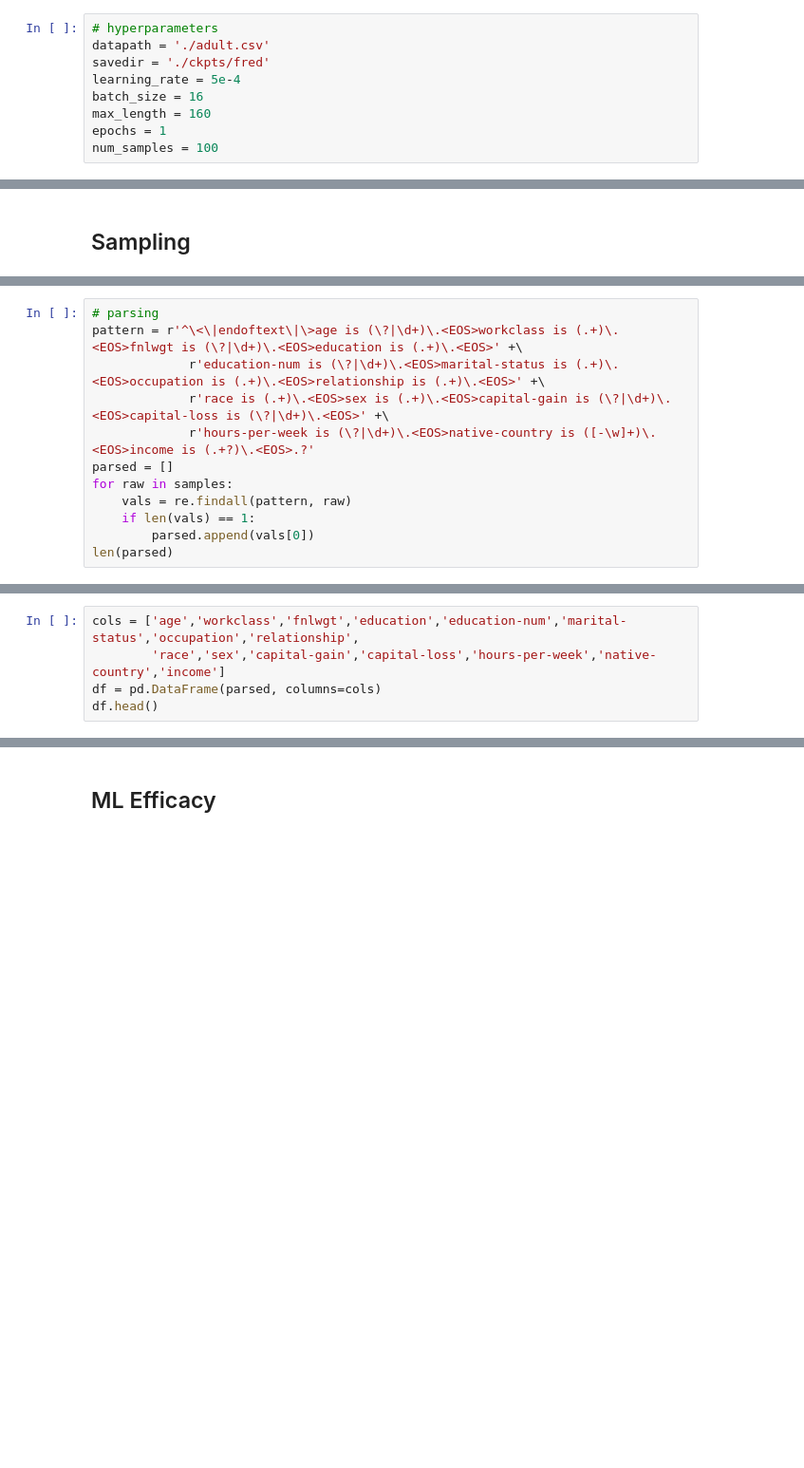
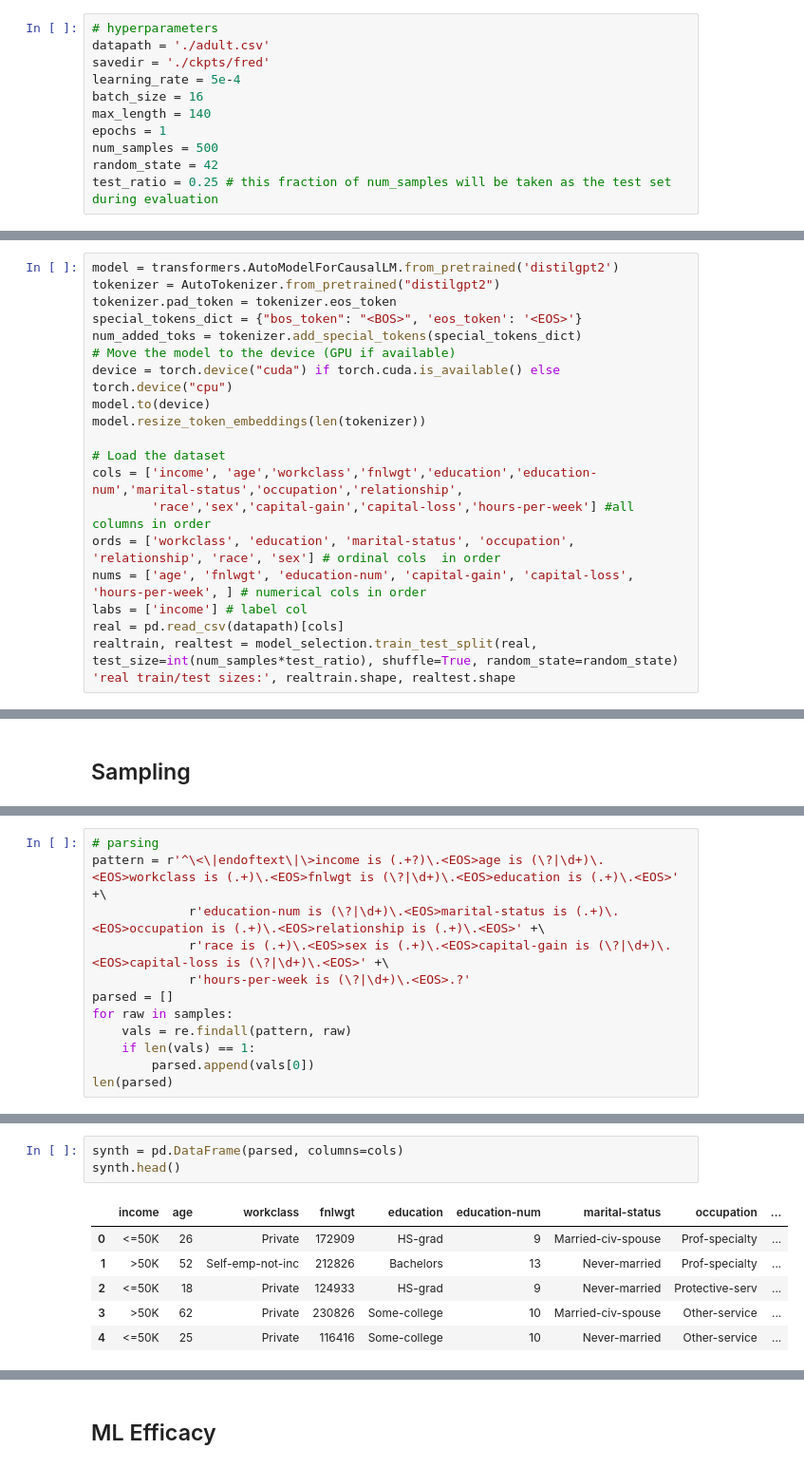
Before and after one commit to soCromp/be_great, a Jupyter notebook: fredtrain.ipynb, the cells around one changed output, grey strips where cells are left out. Shown: that part at 95% size. Saved outputs shown, nothing was run; the diff lists cells and outputs as text; blank space fills up the shorter version.

```diff
--- a/fredtrain.ipynb
+++ b/fredtrain.ipynb
@@ -4,9 +4,11 @@ datapath = './adult.csv'
 savedir = './ckpts/fred'
 learning_rate = 5e-4
 batch_size = 16
-max_length = 160
+max_length = 140
 epochs = 1
-num_samples = 100
+num_samples = 500
+random_state = 42
+test_ratio = 0.25 # this fraction of num_samples will be taken as the test set during evaluation
 # %%
 %load_ext autoreload
 %autoreload 2
@@ -28 +31,21 @@ if os.path.isdir(savedir):
     os.makedirs(savedir, exist_ok=True)
+# %%
+model = transformers.AutoModelForCausalLM.from_pretrained('distilgpt2')
+tokenizer = AutoTokenizer.from_pretrained("distilgpt2")
+tokenizer.pad_token = tokenizer.eos_token
+special_tokens_dict = {"bos_token": "<BOS>", 'eos_token': '<EOS>'}
+num_added_toks = tokenizer.add_special_tokens(special_tokens_dict)
+# Move the model to the device (GPU if available)
+device = torch.device("cuda") if torch.cuda.is_available() else torch.device("cpu")
+model.to(device)
+model.resize_token_embeddings(len(tokenizer))
+
+# Load the dataset
+cols = ['income', 'age','workclass','fnlwgt','education','education-num','marital-status','occupation','relationship',
+        'race','sex','capital-gain','capital-loss','hours-per-week'] #all columns in order
+ords = ['workclass', 'education', 'marital-status', 'occupation', 'relationship', 'race', 'sex'] # ordinal cols  in order
+nums = ['age', 'fnlwgt', 'education-num', 'capital-gain', 'capital-loss', 'hours-per-week', ] # numerical cols in order
+labs = ['income'] # label col
+real = pd.read_csv(datapath)[cols]
+realtrain, realtest = model_selection.train_test_split(real, test_size=int(num_samples*test_ratio), shuffle=True, random_state=random_state)
+'real train/test sizes:', realtrain.shape, realtest.shape
@@ -173,9 +165,9 @@ samples
 # %%
 # parsing
-pattern = r'^\<\|endoftext\|\>age is (\?|\d+)\.<EOS>workclass is (.+)\.<EOS>fnlwgt is (\?|\d+)\.<EOS>education is (.+)\.<EOS>' +\
+pattern = r'^\<\|endoftext\|\>income is (.+?)\.<EOS>age is (\?|\d+)\.<EOS>workclass is (.+)\.<EOS>fnlwgt is (\?|\d+)\.<EOS>education is (.+)\.<EOS>' +\
              r'education-num is (\?|\d+)\.<EOS>marital-status is (.+)\.<EOS>occupation is (.+)\.<EOS>relationship is (.+)\.<EOS>' +\
              r'race is (.+)\.<EOS>sex is (.+)\.<EOS>capital-gain is (\?|\d+)\.<EOS>capital-loss is (\?|\d+)\.<EOS>' +\
-             r'hours-per-week is (\?|\d+)\.<EOS>native-country is ([-\w]+)\.<EOS>income is (.+?)\.<EOS>.?'
+             r'hours-per-week is (\?|\d+)\.<EOS>.?'
 parsed = []
 for raw in samples:
     vals = re.findall(pattern, raw)
@@ -187,5 +178,0 @@ len(parsed)
-# %%
-cols = ['age','workclass','fnlwgt','education','education-num','marital-status','occupation','relationship',
-        'race','sex','capital-gain','capital-loss','hours-per-week','native-country','income']
-df = pd.DataFrame(parsed, columns=cols)
-df.head()
@@ -206,0 +179,10 @@ array(['0', 'United-States', '<= 65', '4865', '1768', '4064', '<= 6521',
+# %%
+synth = pd.DataFrame(parsed, columns=cols)
+synth.head()
+# %% [output]
+|  | income | age | workclass | fnlwgt | education | education-num | marital-status | occupation | ... |
+| 0 | <=50K | 26 | Private | 172909 | HS-grad | 9 | Married-civ-spouse | Prof-specialty | ... |
+| 1 | >50K | 52 | Self-emp-not-inc | 212826 | Bachelors | 13 | Never-married | Prof-specialty | ... |
+| 2 | <=50K | 18 | Private | 124933 | HS-grad | 9 | Never-married | Protective-serv | ... |
+| 3 | >50K | 62 | Private | 230826 | Some-college | 10 | Married-civ-spouse | Other-service | ... |
+| 4 | <=50K | 25 | Private | 116416 | Some-college | 10 | Never-married | Other-service | ... |
```
Also changed, not shown: parts of 20 cells of this notebook, 1 other file.
